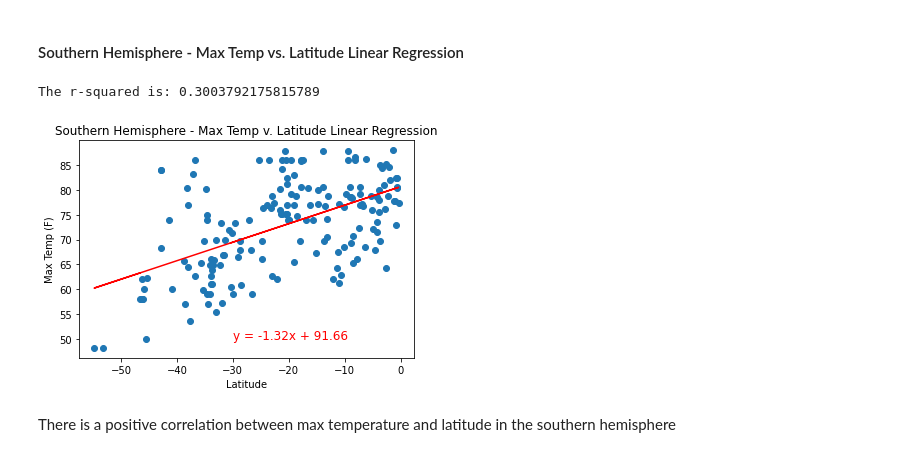
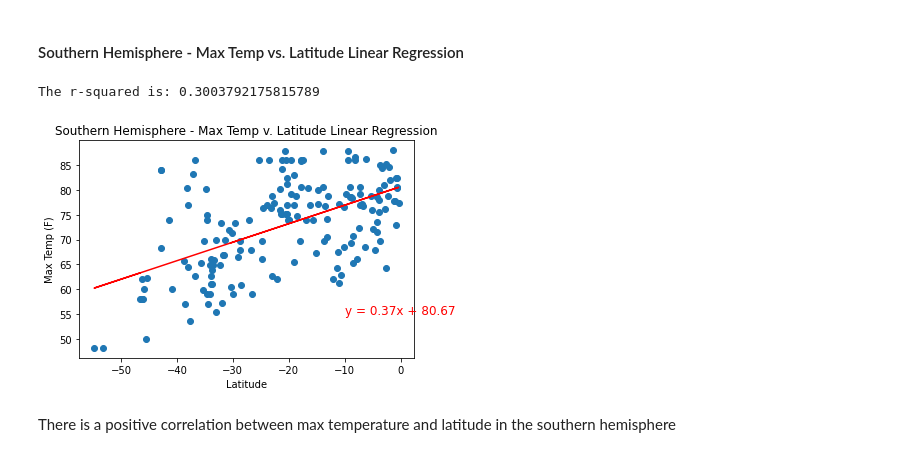
Before and after one commit to geofftm/python-api-challenge, a Jupyter notebook: WeatherPY/WeatherPy.ipynb, the cells around one changed output. Cells and saved outputs as stored; diff of their text form; code cells hidden in the pictures.

```diff
--- a/WeatherPY/WeatherPy.ipynb
+++ b/WeatherPY/WeatherPy.ipynb
@@ -296,6 +296,7 @@ def linear_regression(x, y):
     plt.scatter(x, y)
     plt.plot(x, regress_values, "r-")
     print(f"The r-squared is: {rvalue**2}")
+    return line_eq
 
 def chart_annotation(line_eq, int1, int2,):
     plt.annotate(line_eq, (int1, int2), fontsize=12, color="red")
@@ -309,14 +310,14 @@ def chart_titles(title, xlabel, ylabel):
 # %%
 x_value = south["Latitude"]
 y_value = south["Max Temp"]
 
-linear_regression(x_value, y_value)
-chart_annotation(line_eq, -30,50)
+eq = linear_regression(south["Latitude"], south["Max Temp"])
+chart_annotation(eq, -10,55)
 chart_titles("Southern Hemisphere - Max Temp v. Latitude Linear Regression", "Latitude", "Max Temp (F)")
 plt.savefig("../Images/So_Hem_Max_Temp_Lat.png")
 # %% [output]
 The r-squared is: 0.3003792175815789
-[figure, old version]
+[figure, new version]
 # %% [markdown]
 There is a positive correlation between max temperature and latitude in the southern hemisphere
 # %% [markdown]
```
Also changed, not shown: parts of 6 cells of this notebook, 7 other files.
